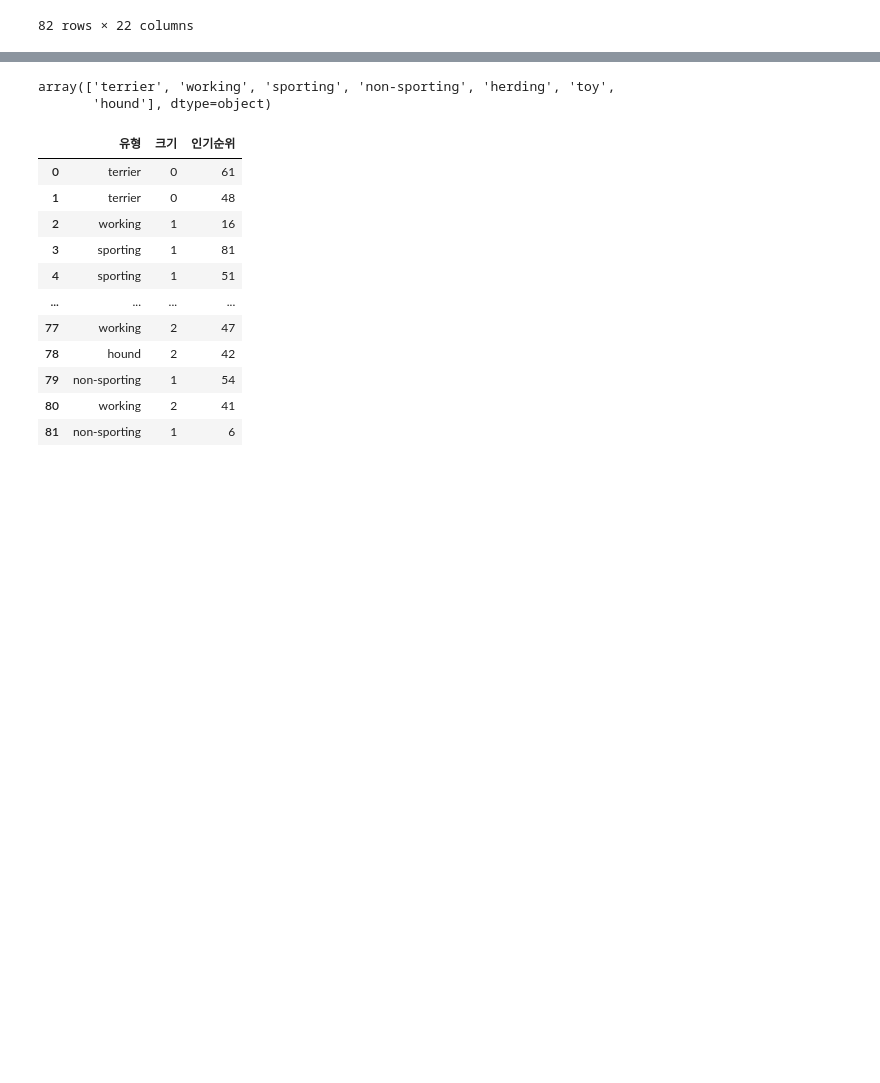
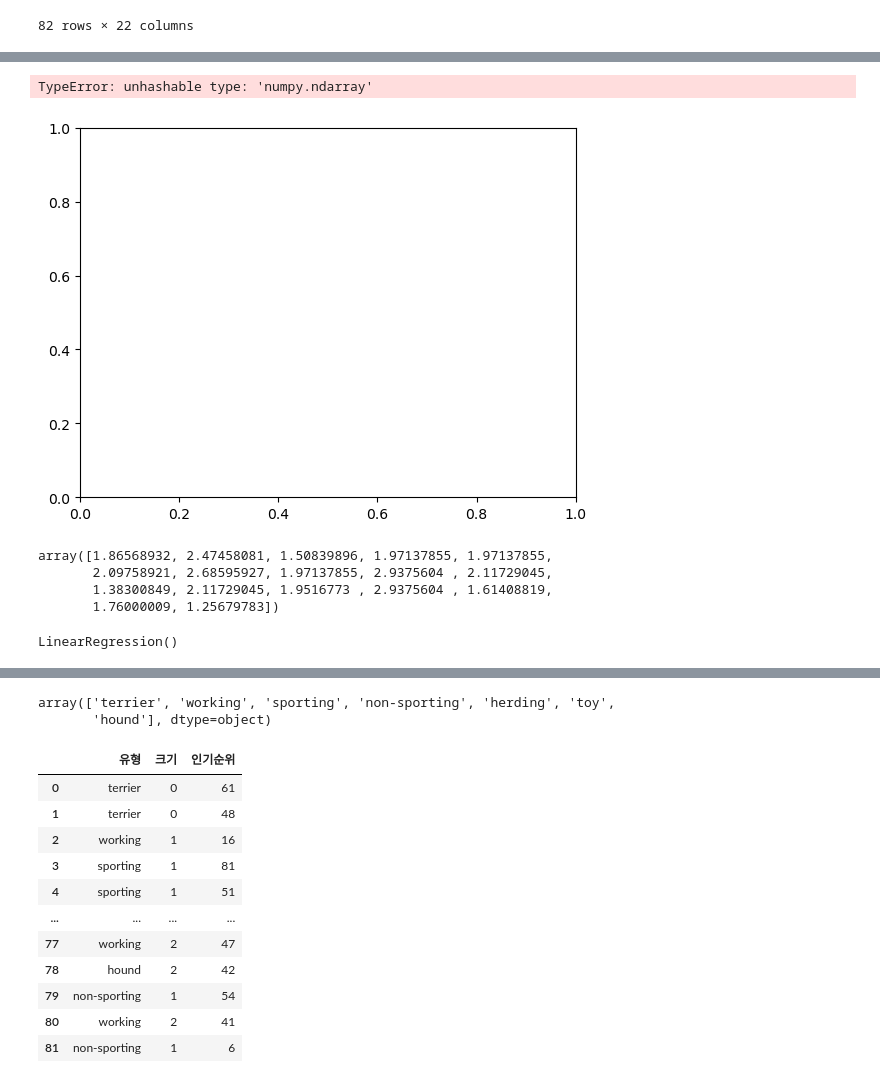
Before and after one commit to junnnnghee/dog-breed-app, a Jupyter notebook: test.ipynb, the cells around one changed output, grey strips where cells are left out. Saved outputs shown, nothing was run; the diff lists cells and outputs as text; code cells hidden in the pictures; blank space fills up the shorter version.

```diff
--- a/test.ipynb
+++ b/test.ipynb
@@ -575,0 +717,32 @@ X = df.loc[:, ['유형', '크기', '인기순위']]
+# %%
+X_train, X_test, y_train, y_test = train_test_split(X, y, test_size=0.2, random_state=42)
+# %%
+from sklearn.ensemble import GradientBoostingRegressor, RandomForestRegressor
+from sklearn.svm import SVR
+
+
+models = {
+    "Linear Regression": LinearRegression(),
+    "Random Forest": RandomForestRegressor(n_estimators=100, random_state=42),
+    "Gradient Boosting": GradientBoostingRegressor(n_estimators=100, random_state=42),
+    "SVR": SVR()
+}
+# %%
+import numpy as np
+
+
+results = []
+
+for name, model in models.items():
+    model.fit(X_train, y_train)  # 모델 학습
+    y_pred = model.predict(X_test)  # 예측 수행
+
+    mae = mean_absolute_error(y_test, y_pred)  # 평균 절대 오차 (낮을수록 좋음)
+    mse = mean_squared_error(y_test, y_pred)  # 평균 제곱 오차 (낮을수록 좋음)
+    rmse = np.sqrt(mse)  # RMSE (낮을수록 좋음)
+    r2 = r2_score(y_test, y_pred)  # R² 점수 (1에 가까울수록 좋음)
+
+    results.append([name, mae, rmse, r2])  # 결과 저장
+# %%
+results_df = pd.DataFrame(results, columns=["Model", "MAE", "RMSE", "R2 Score"])
+print(results_df)
@@ -575,0 +765,12 @@ X = df.loc[:, ['유형', '크기', '인기순위']]
+# %%
+plt.plot(results_df)
+# %% [output]
+TypeError: unhashable type: 'numpy.ndarray'
+[figure, added]
+# %%
+models['유전적 질병의 수'].predict(X_test)
+# %% [output]
+array([1.86568932, 2.47458081, 1.50839896, 1.97137855, 1.97137855,
+       2.09758921, 2.68595927, 1.97137855, 2.9375604 , 2.11729045,
+       1.38300849, 2.11729045, 1.9516773 , 2.9375604 , 1.61408819,
+       1.76000009, 1.25679783])
@@ -575,0 +779,4 @@ X = df.loc[:, ['유형', '크기', '인기순위']]
+# %%
+regressor.fit(X_train, y_train)
+# %% [output]
+LinearRegression()
```
Also changed, not shown: parts of 31 cells of this notebook.
